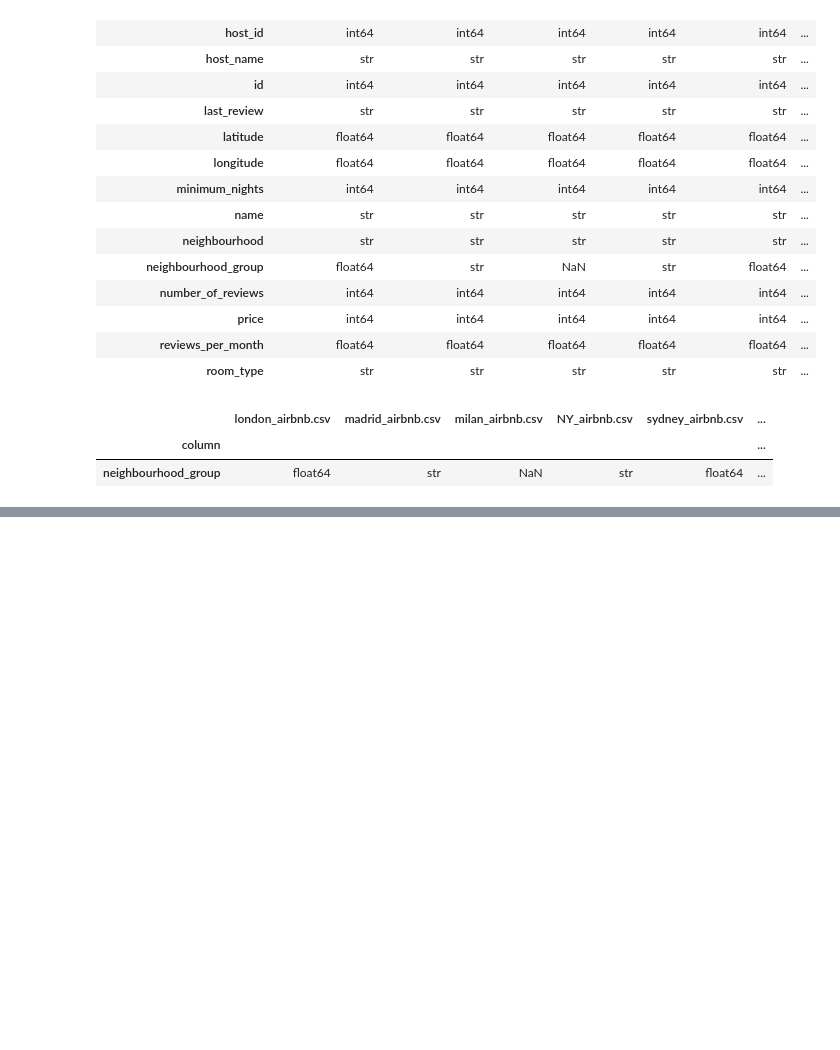
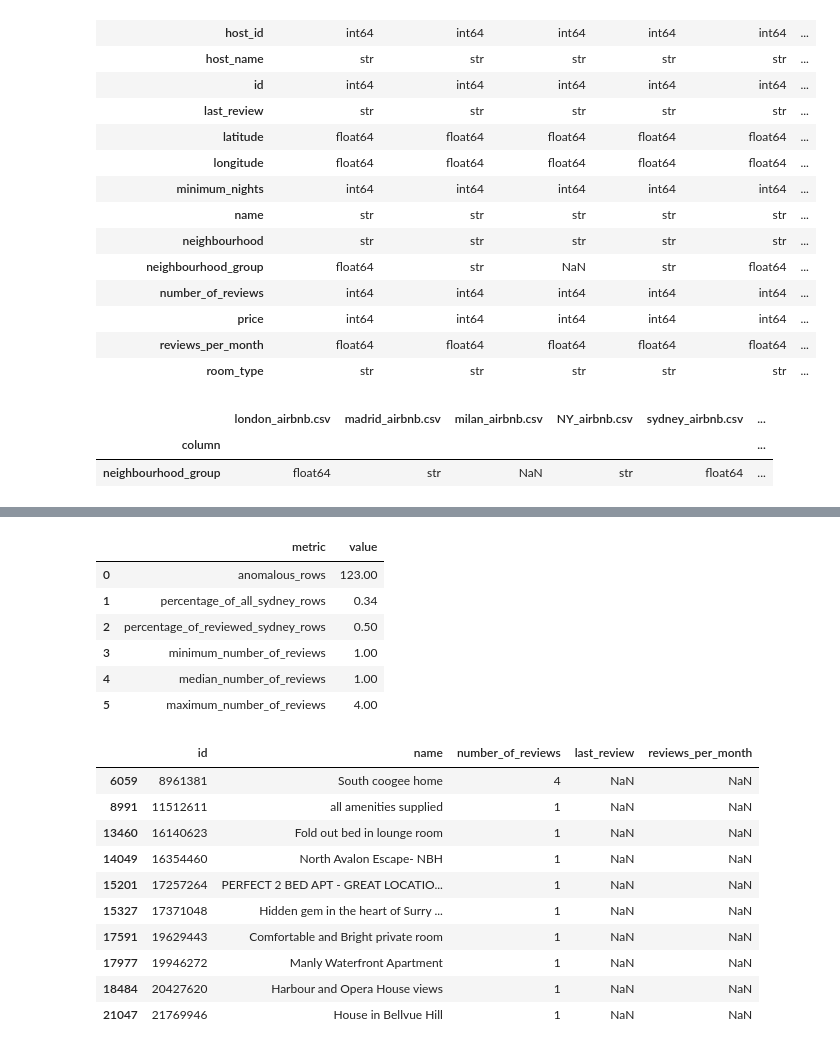
Before and after one commit to Bootcamp-IA-MAD-P7/project8-ad1, a Jupyter notebook: notebooks/01_data_inventory.ipynb, the cells around one changed output, grey strips where cells are left out. Drawn from its saved outputs; the diff is of its cells as text; code cells hidden in the pictures; blank space fills up the shorter version.

Commit message:
data: complete six-city technical inventory

```diff
--- a/notebooks/01_data_inventory.ipynb
+++ b/notebooks/01_data_inventory.ipynb
@@ -201,0 +497,78 @@ dtype_differences
+# %%
+sydney = datasets["sydney_airbnb.csv"]
+
+sydney_review_anomalies = sydney.loc[
+    sydney["number_of_reviews"].gt(0)
+    & sydney["last_review"].isna()
+    & sydney["reviews_per_month"].isna(),
+    [
+        "id",
+        "name",
+        "number_of_reviews",
+        "last_review",
+        "reviews_per_month",
+    ],
+].copy()
+
+positive_review_rows = int(
+    sydney["number_of_reviews"].gt(0).sum()
+)
+
+sydney_anomaly_summary = pd.DataFrame(
+    {
+        "metric": [
+            "anomalous_rows",
+            "percentage_of_all_sydney_rows",
+            "percentage_of_reviewed_sydney_rows",
+            "minimum_number_of_reviews",
+            "median_number_of_reviews",
+            "maximum_number_of_reviews",
+        ],
+        "value": [
+            len(sydney_review_anomalies),
+            round(
+                len(sydney_review_anomalies)
+                / len(sydney)
+                * 100,
+                2,
+            ),
+            round(
+                len(sydney_review_anomalies)
+                / positive_review_rows
+                * 100,
+                2,
+            ),
+            sydney_review_anomalies[
+                "number_of_reviews"
+            ].min(),
+            sydney_review_anomalies[
+                "number_of_reviews"
+            ].median(),
+            sydney_review_anomalies[
+                "number_of_reviews"
+            ].max(),
+        ],
+    }
+)
+
+display(sydney_anomaly_summary)
+display(sydney_review_anomalies.head(10))
+# %% [output]
+|  | metric | value |
+| 0 | anomalous_rows | 123.00 |
+| 1 | percentage_of_all_sydney_rows | 0.34 |
+| 2 | percentage_of_reviewed_sydney_rows | 0.50 |
+| 3 | minimum_number_of_reviews | 1.00 |
+| 4 | median_number_of_reviews | 1.00 |
+| 5 | maximum_number_of_reviews | 4.00 |
+|  | id | name | number_of_reviews | last_review | reviews_per_month |
+| 6059 | 8961381 | South coogee home | 4 | NaN | NaN |
+| 8991 | 11512611 | all amenities supplied | 1 | NaN | NaN |
+| 13460 | 16140623 | Fold out bed in lounge room | 1 | NaN | NaN |
+| 14049 | 16354460 | North Avalon Escape- NBH | 1 | NaN | NaN |
+| 15201 | 17257264 | PERFECT 2 BED APT - GREAT LOCATIO... | 1 | NaN | NaN |
+| 15327 | 17371048 | Hidden gem in the heart of Surry ... | 1 | NaN | NaN |
+| 17591 | 19629443 | Comfortable and Bright private room | 1 | NaN | NaN |
+| 17977 | 19946272 | Manly Waterfront Apartment | 1 | NaN | NaN |
+| 18484 | 20427620 | Harbour and Opera House views | 1 | NaN | NaN |
+| 21047 | 21769946 | House in Bellvue Hill | 1 | NaN | NaN |
```
Also changed, not shown: parts of 17 cells of this notebook, 3 other files.
